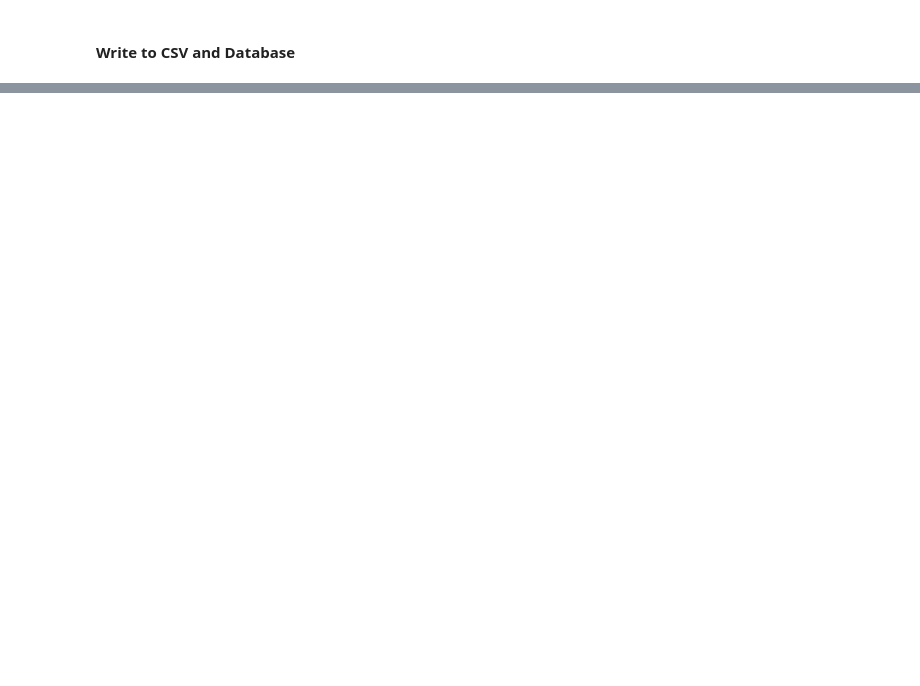
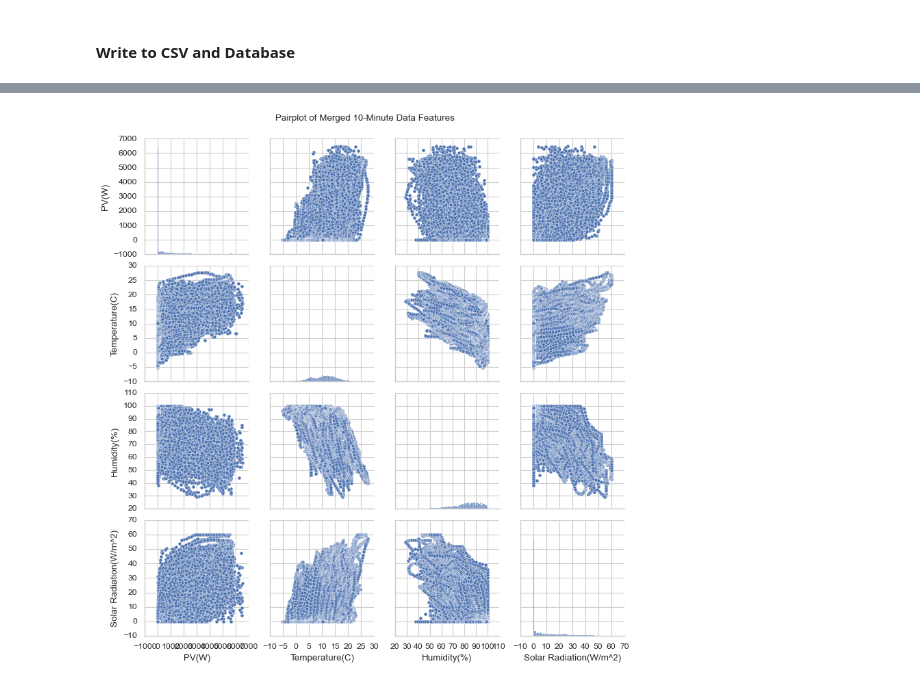
Before and after one commit to clydewatts1/PFDA-programming-for-data-analytics, a Jupyter notebook: big_project/big_project.ipynb, the cells around one changed output, grey strips where cells are left out. Saved outputs shown, nothing was run; the diff lists cells and outputs as text; code cells hidden in the pictures; blank space fills up the shorter version.

```diff
--- a/big_project/big_project.ipynb
+++ b/big_project/big_project.ipynb
@@ -1286,0 +1096,7 @@ df_battery_hourly
+# %%
+# Do a pairplot to see relationships between features
+sns.pairplot(df_merged_10min[['PV(W)', 'Temperature(C)', 'Humidity(%)', 'Solar Radiation(W/m^2)']])
+plt.suptitle('Pairplot of Merged 10-Minute Data Features', y=1.02)
+plt.show()
+# %% [output]
+[figure, added]
```
Also changed, not shown: parts of 49 cells of this notebook, 5 other files.
